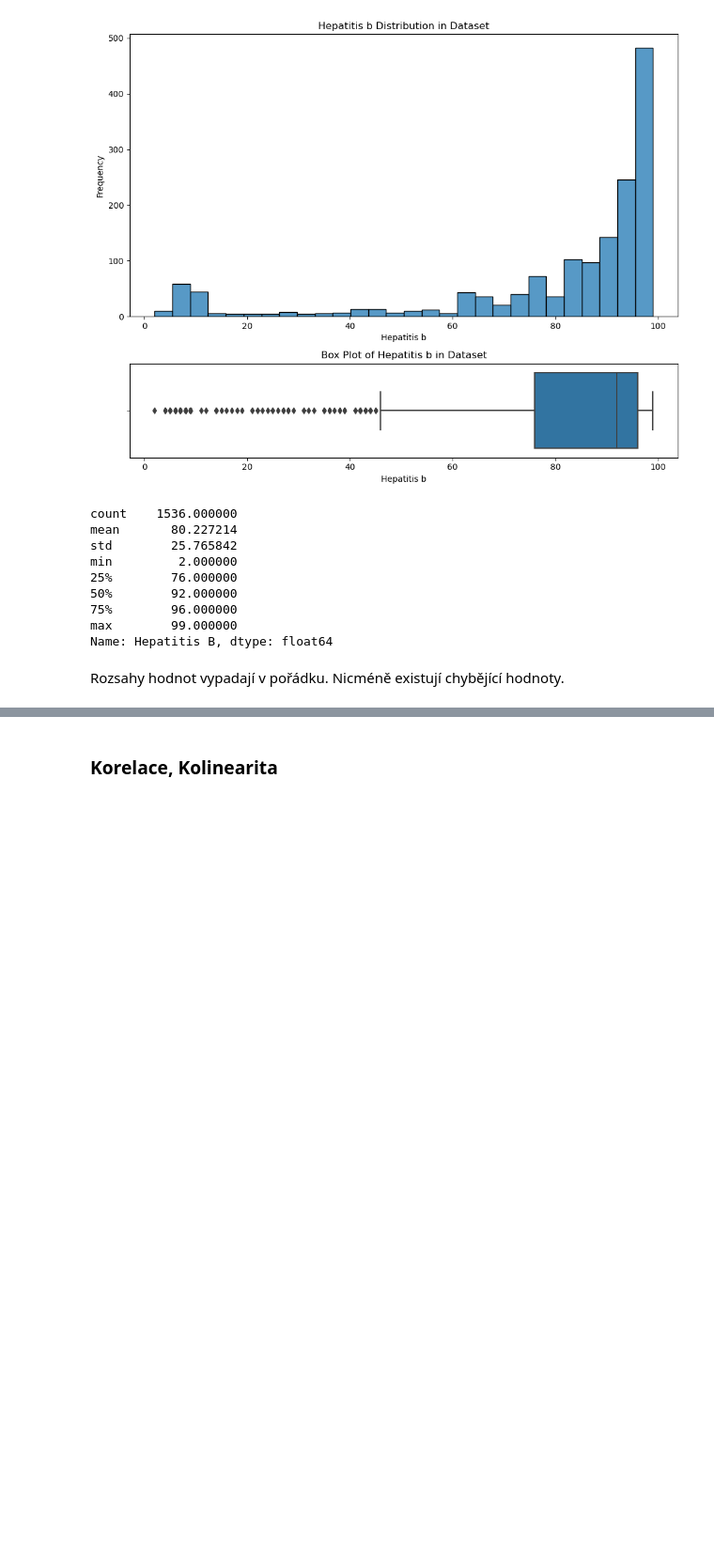
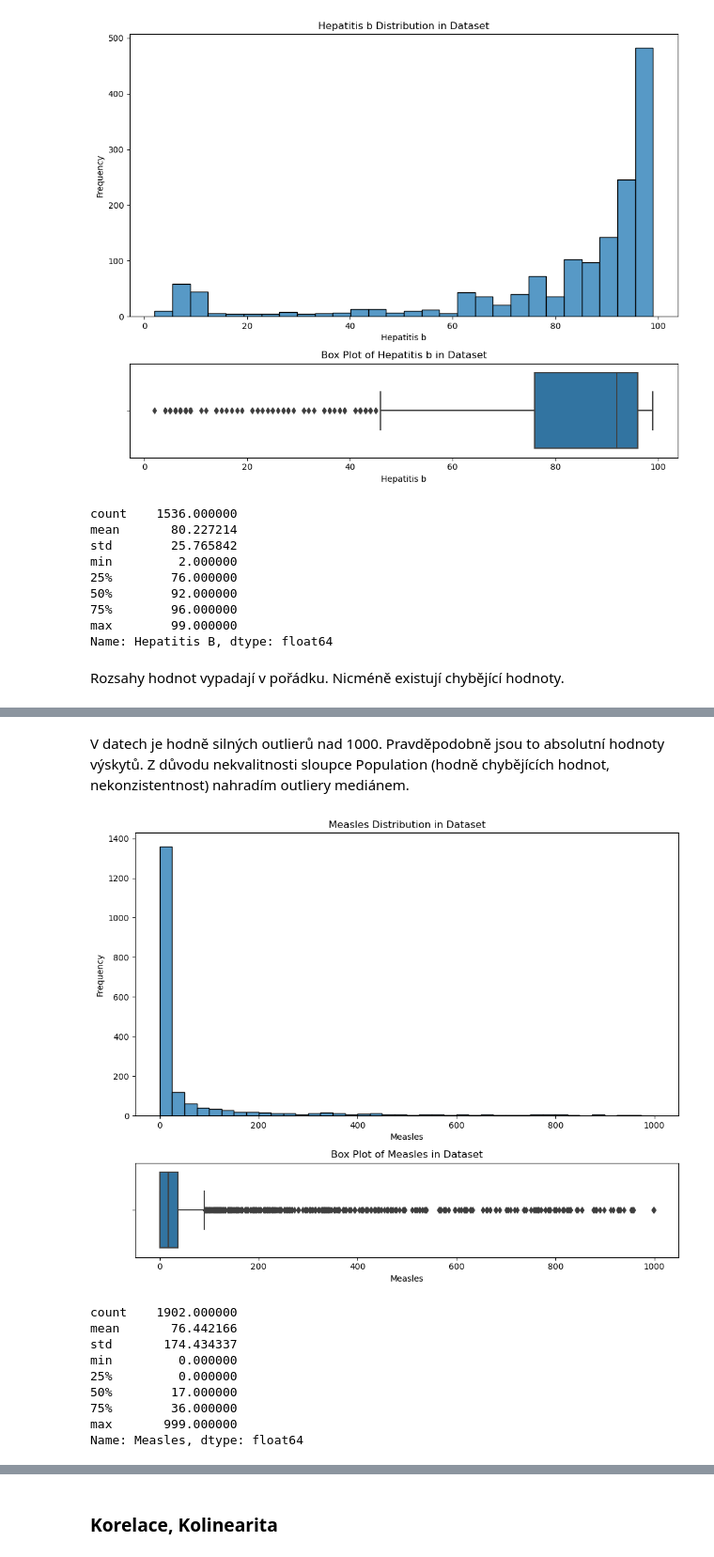
Before and after one commit to andyska09/Machine-Learning-Homework, a Jupyter notebook: 02/solution.ipynb, the cells around one changed output, grey strips where cells are left out. Shown at 94% size. Drawn from its saved outputs; the diff is of its cells as text; code cells hidden in the pictures; blank space fills up the shorter version.

```diff
--- a/02/solution.ipynb
+++ b/02/solution.ipynb
@@ -404,0 +496,17 @@ Nahradím, vždy nejstarší hodnotou.
+# %% [markdown]
+V datech je hodně silných outlierů nad 1000. Pravděpodobně jsou to absolutní hodnoty výskytů. Z důvodu nekvalitnosti sloupce Population (hodně chybějících hodnot, nekonzistentnost) nahradím outliery mediánem.
+# %%
+measles_median = Xtrain['Measles'].median()
+Xtrain.loc[Xtrain['Measles'] > 1000, 'Measles'] = measles_median
+hist_box(Xtrain, 'Measles', 40)
+# %% [output]
+[figure, added]
+count    1902.000000
+mean       76.442166
+std       174.434337
+min         0.000000
+25%         0.000000
+50%        17.000000
+75%        36.000000
+max       999.000000
+Name: Measles, dtype: float64
```
Also changed, not shown: parts of 39 cells of this notebook.
